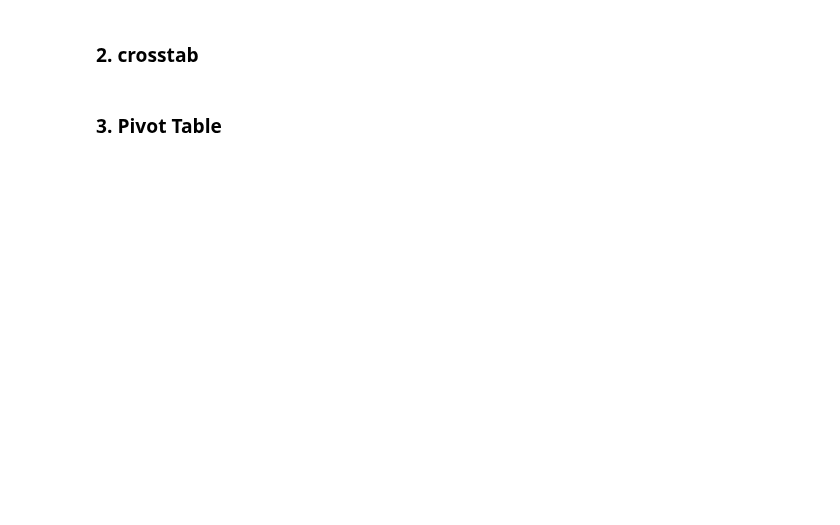
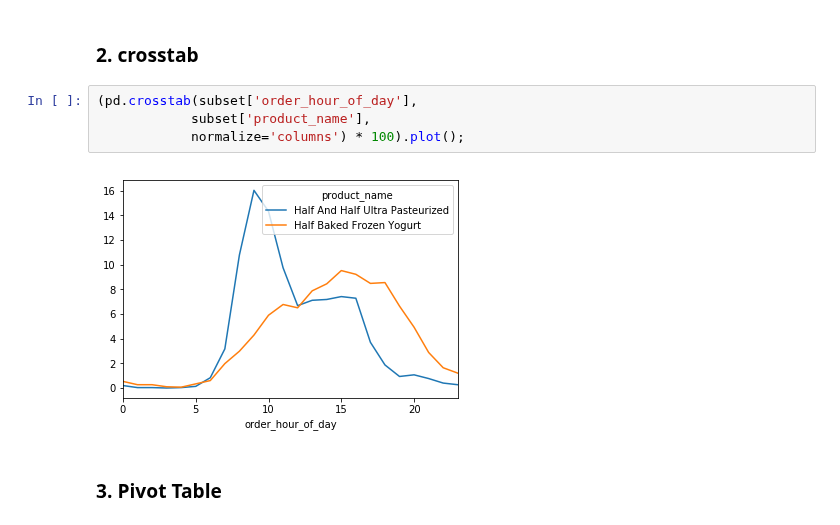
Before and after one commit to HeyLaxmi/DS-Unit-1-Sprint-1-Dealing-With-Data, a Jupyter notebook: Copy_of_Copy_of_LS_DS_121_Join_and_Reshape_Data.ipynb, the cells around one changed output. Saved outputs shown, nothing was run; the diff lists cells and outputs as text; blank space fills up the shorter version.

```diff
--- a/Copy_of_Copy_of_LS_DS_121_Join_and_Reshape_Data.ipynb
+++ b/Copy_of_Copy_of_LS_DS_121_Join_and_Reshape_Data.ipynb
@@ -287,4 +472,10 @@ One challenge of performing a merge on this data is that the `products` and `ord
 # %% [markdown]
 ### 2. crosstab
+# %%
+(pd.crosstab(subset['order_hour_of_day'],
+            subset['product_name'],
+            normalize='columns') * 100).plot();
+# %% [output]
+[figure, added]
 # %% [markdown]
 ### 3. Pivot Table
```
Also changed, not shown: parts of 29 cells of this notebook.
